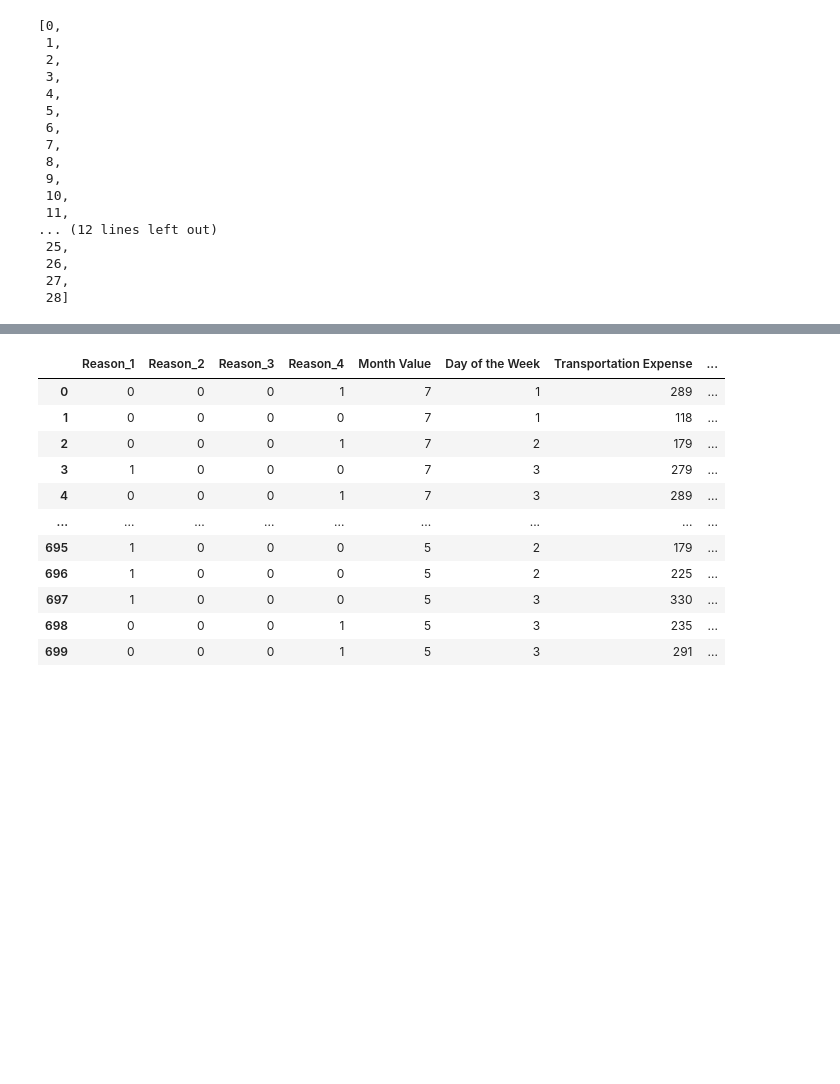
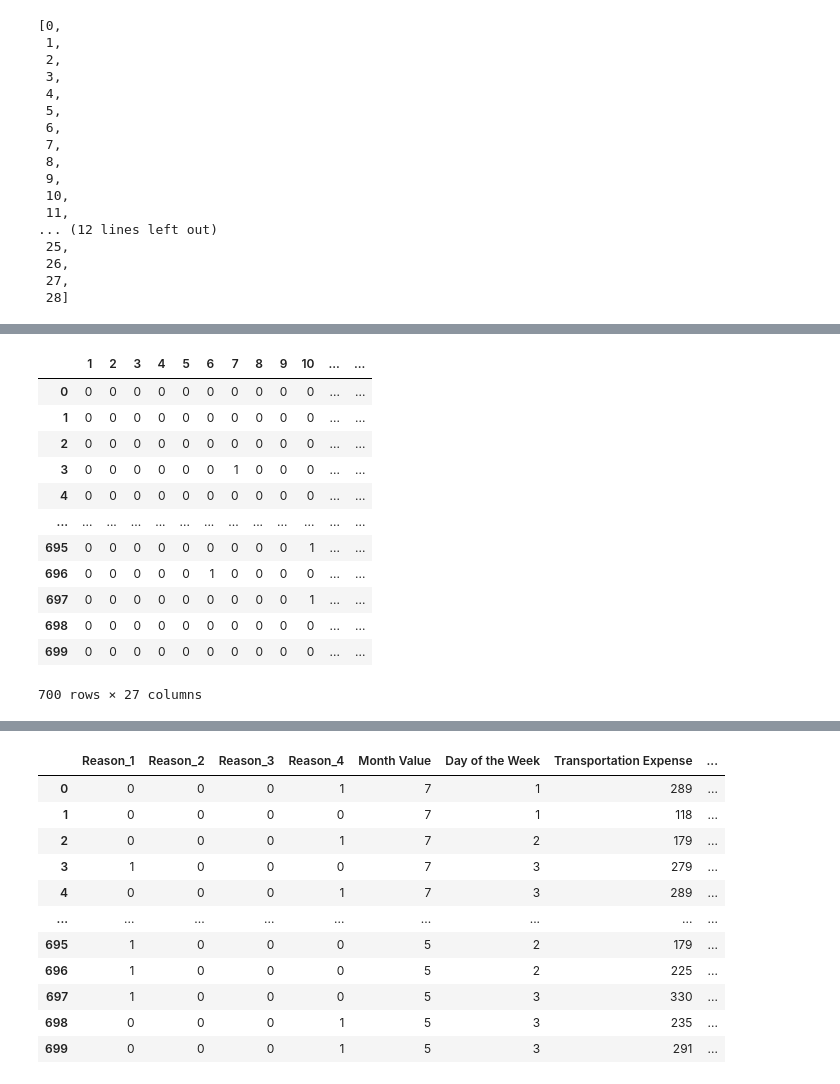
Before and after one commit to I-Sobe/absenteeism, a Jupyter notebook: script.ipynb, the cells around one changed output, grey strips where cells are left out. Saved outputs shown, nothing was run; the diff lists cells and outputs as text; code cells hidden in the pictures; blank space fills up the shorter version.

```diff
--- a/script.ipynb
+++ b/script.ipynb
@@ -180,0 +164,20 @@ NameError: name 'reason_columns' is not defined
+# %%
+# dropping the check column as it's confirmed our dummies
+reason_columns = reason_columns.drop(['check'], axis = 1)
+# %%
+reason_columns.columns.values
+reason_columns
+# %% [output]
+|  | 1 | 2 | 3 | 4 | 5 | 6 | 7 | 8 | 9 | 10 | ... | ... |
+| 0 | 0 | 0 | 0 | 0 | 0 | 0 | 0 | 0 | 0 | 0 | ... | ... |
+| 1 | 0 | 0 | 0 | 0 | 0 | 0 | 0 | 0 | 0 | 0 | ... | ... |
+| 2 | 0 | 0 | 0 | 0 | 0 | 0 | 0 | 0 | 0 | 0 | ... | ... |
+| 3 | 0 | 0 | 0 | 0 | 0 | 0 | 1 | 0 | 0 | 0 | ... | ... |
+| 4 | 0 | 0 | 0 | 0 | 0 | 0 | 0 | 0 | 0 | 0 | ... | ... |
+| ... | ... | ... | ... | ... | ... | ... | ... | ... | ... | ... | ... | ... |
+| 695 | 0 | 0 | 0 | 0 | 0 | 0 | 0 | 0 | 0 | 1 | ... | ... |
+| 696 | 0 | 0 | 0 | 0 | 0 | 1 | 0 | 0 | 0 | 0 | ... | ... |
+| 697 | 0 | 0 | 0 | 0 | 0 | 0 | 0 | 0 | 0 | 1 | ... | ... |
+| 698 | 0 | 0 | 0 | 0 | 0 | 0 | 0 | 0 | 0 | 0 | ... | ... |
+| 699 | 0 | 0 | 0 | 0 | 0 | 0 | 0 | 0 | 0 | 0 | ... | ... |
+700 rows × 27 columns
```
Also changed, not shown: parts of 15 cells of this notebook.
